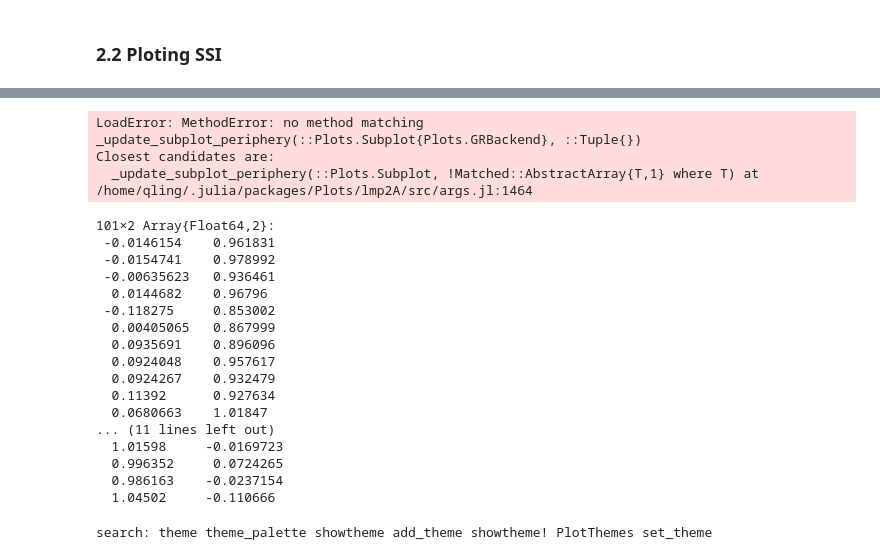
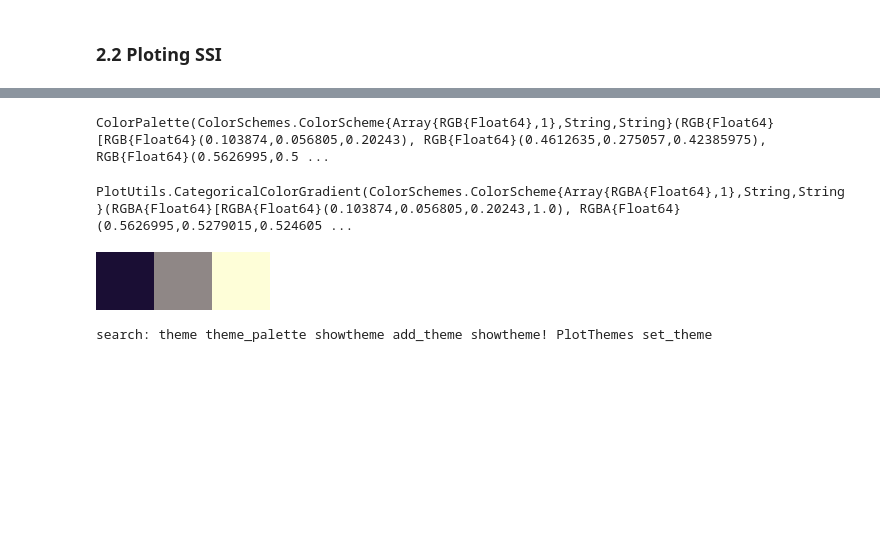
Before and after one commit to rfhklwt/Denoising, a Jupyter notebook: data_plot.ipynb, the cells around one changed output, grey strips where cells are left out. Saved outputs shown, nothing was run; the diff lists cells and outputs as text; code cells hidden in the pictures; blank space fills up the shorter version.

```diff
--- a/data_plot.ipynb
+++ b/data_plot.ipynb
@@ -100,32 +102,15 @@ rse_smpi
 # %%
-plot(p_SSI, p_SMPI, p_ENL, p_ENL, layout = (2, 2), legend = false)
+color = palette(:tokyo, 5)
 # %% [output]
-LoadError: MethodError: no method matching _update_subplot_periphery(::Plots.Subplot{Plots.GRBackend}, ::Tuple{})
-Closest candidates are:
-  _update_subplot_periphery(::Plots.Subplot, !Matched::AbstractArray{T,1} where T) at /home/qling/.julia/packages/Plots/lmp2A/src/args.jl:1464
+ColorPalette(ColorSchemes.ColorScheme{Array{RGB{Float64},1},String,String}(RGB{Float64}[RGB{Float64}(0.103874,0.056805,0.20243), RGB{Float64}(0.4612635,0.275057,0.42385975), RGB{Float64}(0.5626995,0.5 ...
+# %%
+a = cgrad(:tokyo, 3, categorical = true)
+# %% [output]
+PlotUtils.CategoricalColorGradient(ColorSchemes.ColorScheme{Array{RGBA{Float64},1},String,String}(RGBA{Float64}[RGBA{Float64}(0.103874,0.056805,0.20243,1.0), RGBA{Float64}(0.5626995,0.5279015,0.524605 ...
 # %%
-# lets use new data
-
-data3 = hcat(Array(0:0.01:1),Array(1:-0.01:0)) #concatenate along dimension 2
-data3 += .05*randn(size(data3)) # lets add randomness so its not so boring
+[a[1] a[2] a[3]]
 # %% [output]
-101×2 Array{Float64,2}:
- -0.0146154    0.961831
- -0.0154741    0.978992
- -0.00635623   0.936461
-  0.0144682    0.96796
- -0.118275     0.853002
-  0.00405065   0.867999
-  0.0935691    0.896096
-  0.0924048    0.957617
-  0.0924267    0.932479
-  0.11392      0.927634
-  0.0680663    1.01847
-... (11 lines left out)
-  1.01598     -0.0169723
-  0.996352     0.0724265
-  0.986163    -0.0237154
-  1.04502     -0.110666
+[figure, added]
 # %%
 plot(data3, title="Pizza Intake vs Regret", xaxis = (font(5), "Slices Eaten", 0:25:101, :log10),
      ylabel="Regret",line=(0.5, 3), label=["Charlie" "Omar"])
```
Also changed, not shown: parts of 8 cells of this notebook, 20 other files.
